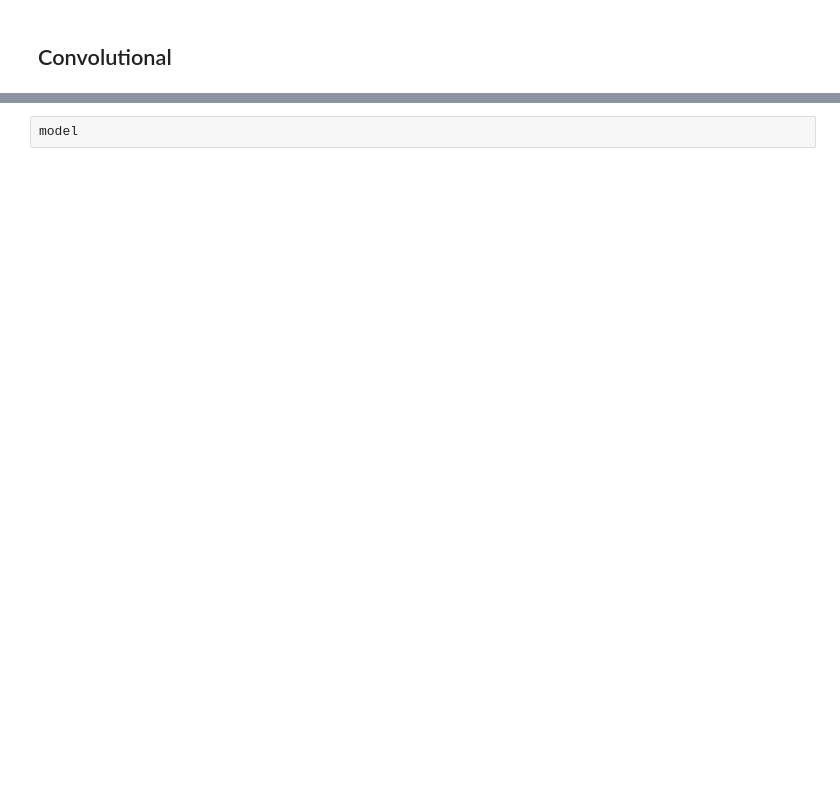
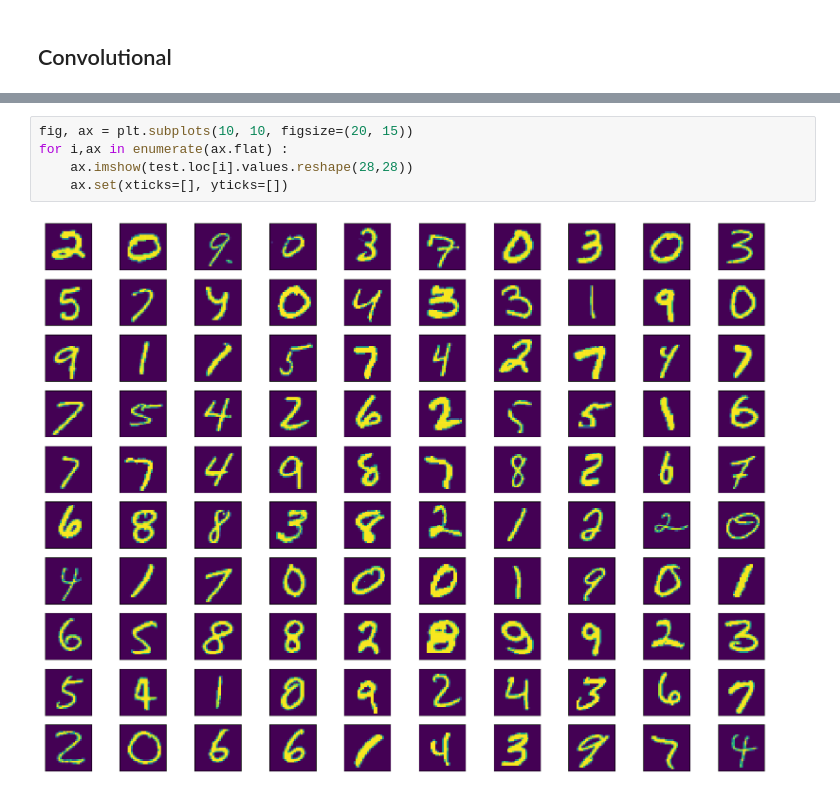
Before and after one commit to Alexisp99/cnn_mnist, a Jupyter notebook: model_alexis.ipynb, the cells around one changed output, grey strips where cells are left out. Drawn from its saved outputs; the diff is of its cells as text; blank space fills up the shorter version.

```diff
--- a/model_alexis.ipynb
+++ b/model_alexis.ipynb
@@ -157,2 +254,7 @@ learning_curve_dl(history,"accuracy")
-# %%
-model
+# %%
+fig, ax = plt.subplots(10, 10, figsize=(20, 15))
+for i,ax in enumerate(ax.flat) :
+    ax.imshow(test.loc[i].values.reshape(28,28))
+    ax.set(xticks=[], yticks=[])
+# %% [output]
+[figure, added]
```
Also changed, not shown: parts of 9 cells of this notebook, 4 other files.
